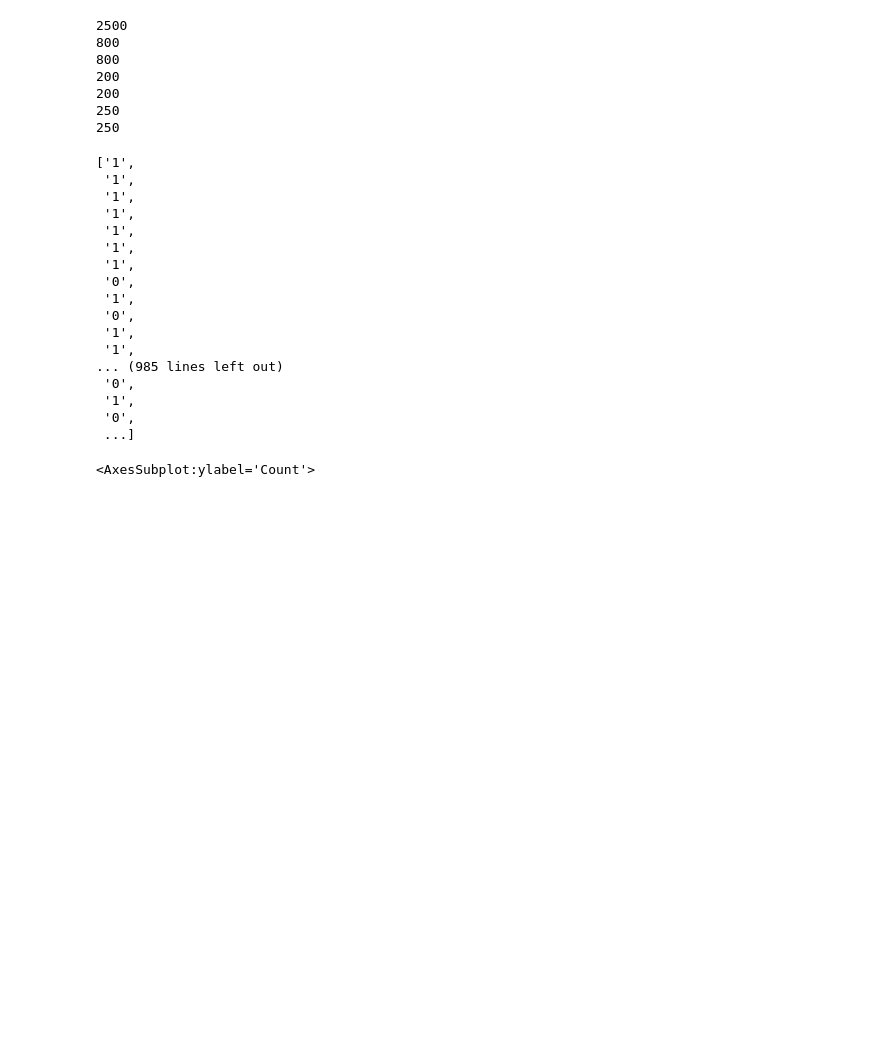
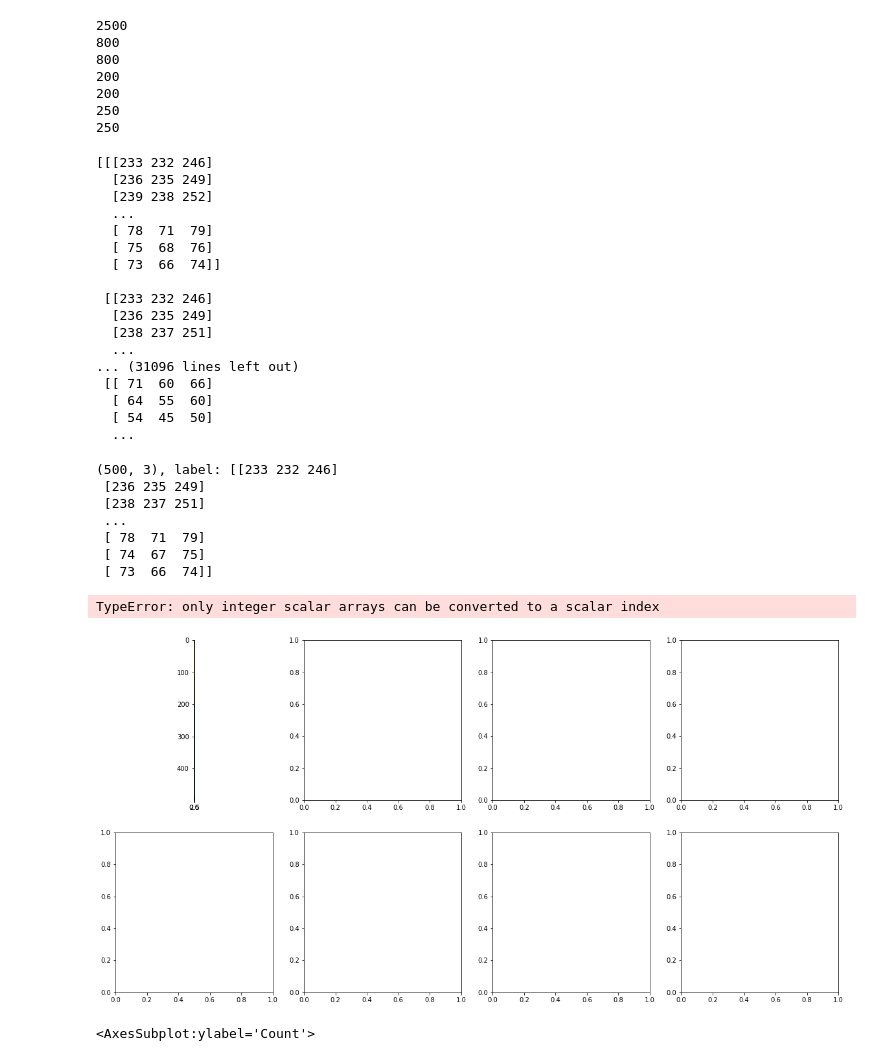
Before and after one commit to FabianAndersson17/Deep_learning_Fabian_Andersson, a Jupyter notebook: Labs/lab.ipynb, the cells around one changed output. Drawn from its saved outputs; the diff is of its cells as text; code cells hidden in the pictures; blank space fills up the shorter version.

Commit message:
Tried adding label vector to images

```diff
--- a/Labs/lab.ipynb
+++ b/Labs/lab.ipynb
@@ -141,31 +141,52 @@ image_mover(cat_val_index, train_data_dir, experiment_val_data_dir, "cat")
 image_mover(dog_val_index, train_data_dir, experiment_val_data_dir, "dog")
 # %%
 labels = []
+train_files = []
 training_files = os.listdir(experiment_train_data_dir)
 [labels.append(i[:3]) for i in training_files]
 labels = [i.replace("cat", "0") for i in labels]
 labels = [i.replace("dog", "1") for i in labels]
-rnd.shuffle(labels)
-# labels = [int(i) for i in labels]
-labels
+
+for i in training_files:
+    img = plt.imread(f"{experiment_train_data_dir}/{training_files[0]}")
+    img.
+    train_files.append(img)
 # %% [output]
-['1',
- '1',
- '1',
- '1',
- '1',
- '1',
- '1',
- '0',
- '1',
- '0',
- '1',
- '1',
-... (985 lines left out)
- '0',
- '1',
- '0',
- ...]
+[[[233 232 246]
+  [236 235 249]
+  [239 238 252]
+  ...
+  [ 78  71  79]
+  [ 75  68  76]
+  [ 73  66  74]]
+
+ [[233 232 246]
+  [236 235 249]
+  [238 237 251]
+  ...
+... (31096 lines left out)
+ [[ 71  60  66]
+  [ 64  55  60]
+  [ 54  45  50]
+  ...
+# %%
+fig, axes = plt.subplots(2,4, figsize=(20, 10))
+
+for i, img_sample in enumerate(train_files):
+    print(f"{img_sample[0].shape}, label: {img_sample[1]}")
+    ax = axes.flatten()[i]
+    ax.imshow(img_sample[0])
+    ax.set_title(f"{img_sample[1]}: {labels[img_sample[1]]}")
+# %% [output]
+(500, 3), label: [[233 232 246]
+ [236 235 249]
+ [238 237 251]
+ ...
+ [ 78  71  79]
+ [ 74  67  75]
+ [ 73  66  74]]
+TypeError: only integer scalar arrays can be converted to a scalar index
+[figure, added]
 # %%
 sns.histplot(labels)
 # %% [output]
```
Also changed, not shown: parts of 1 cell of this notebook.
